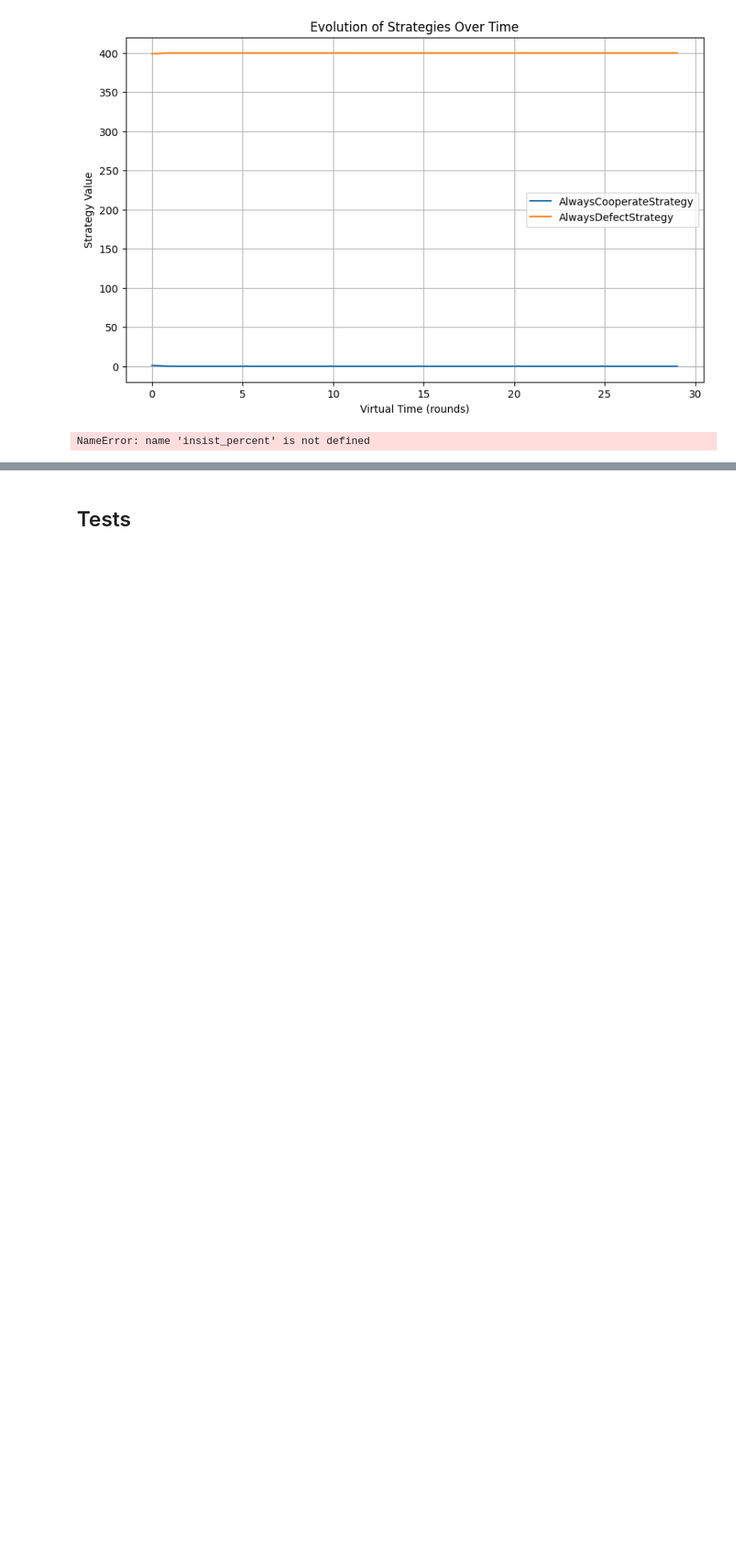
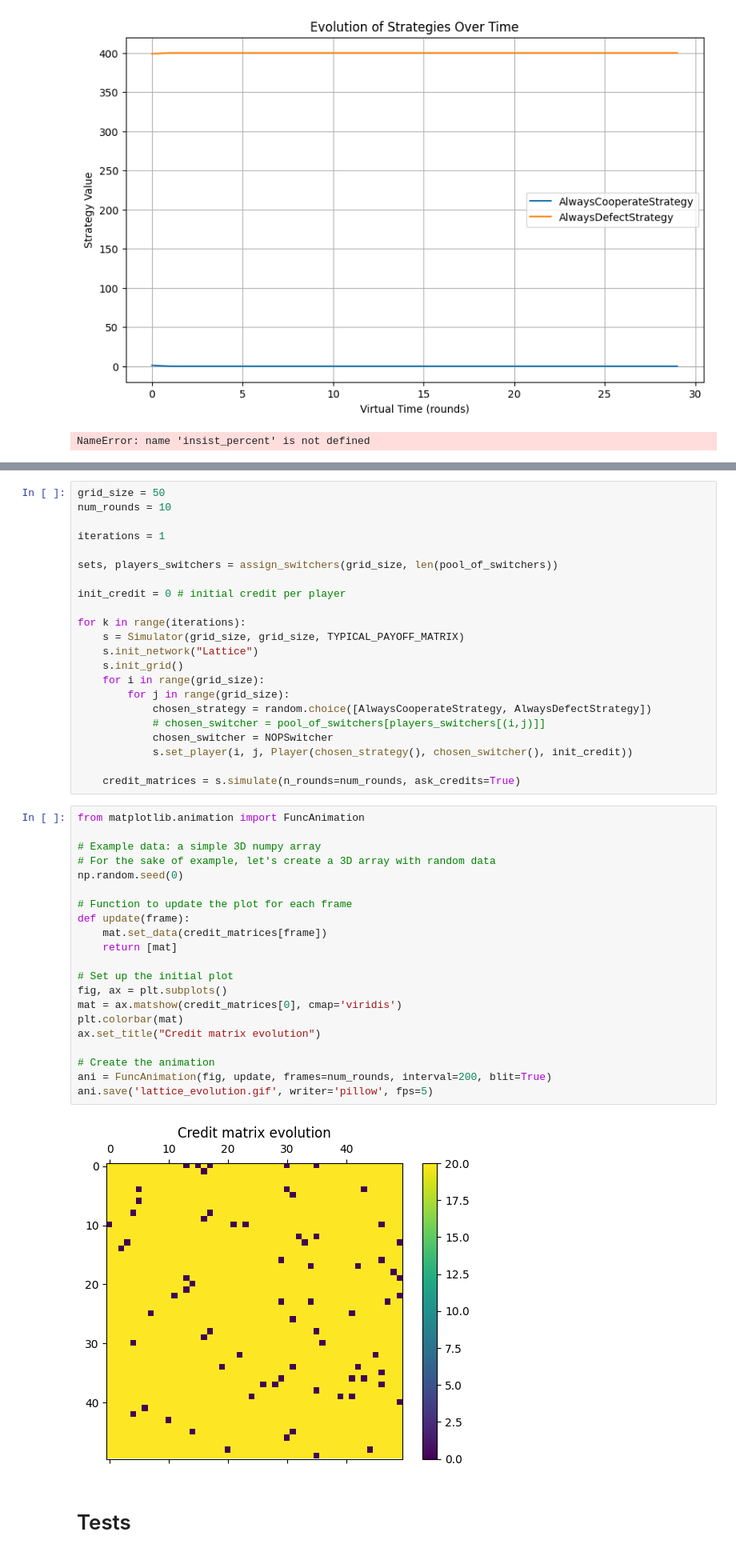
Before and after one commit to shriramch/SimPD, a Jupyter notebook: ipd.ipynb, the cells around one changed output, grey strips where cells are left out. Shown at 80% size. Drawn from its saved outputs; the diff is of its cells as text; blank space fills up the shorter version.

```diff
--- a/ipd.ipynb
+++ b/ipd.ipynb
@@ -1173,3 +1186,48 @@ NameError: name 'insist_percent' is not defined
+# %%
+grid_size = 50
+num_rounds = 10
+
+iterations = 1
+
+sets, players_switchers = assign_switchers(grid_size, len(pool_of_switchers))
+
+init_credit = 0 # initial credit per player
+
+for k in range(iterations):
+    s = Simulator(grid_size, grid_size, TYPICAL_PAYOFF_MATRIX)
+    s.init_network("Lattice")
+    s.init_grid()
+    for i in range(grid_size):
+        for j in range(grid_size):
+            chosen_strategy = random.choice([AlwaysCooperateStrategy, AlwaysDefectStrategy])
+            # chosen_switcher = pool_of_switchers[players_switchers[(i,j)]]
+            chosen_switcher = NOPSwitcher
+            s.set_player(i, j, Player(chosen_strategy(), chosen_switcher(), init_credit))
+
+    credit_matrices = s.simulate(n_rounds=num_rounds, ask_credits=True)
+# %%
+from matplotlib.animation import FuncAnimation
+
+# Example data: a simple 3D numpy array
+# For the sake of example, let's create a 3D array with random data
+np.random.seed(0)
+
+# Function to update the plot for each frame
+def update(frame):
+    mat.set_data(credit_matrices[frame])
+    return [mat]
+
+# Set up the initial plot
+fig, ax = plt.subplots()
+mat = ax.matshow(credit_matrices[0], cmap='viridis')
+plt.colorbar(mat)
+ax.set_title("Credit matrix evolution")
+
+# Create the animation
+ani = FuncAnimation(fig, update, frames=num_rounds, interval=200, blit=True)
+ani.save('lattice_evolution.gif', writer='pillow', fps=5)
+# %% [output]
+[figure, added]
 # %% [markdown]
 # Tests
 # %% [markdown]
```
Also changed, not shown: parts of 3 cells of this notebook, 1 other file.
